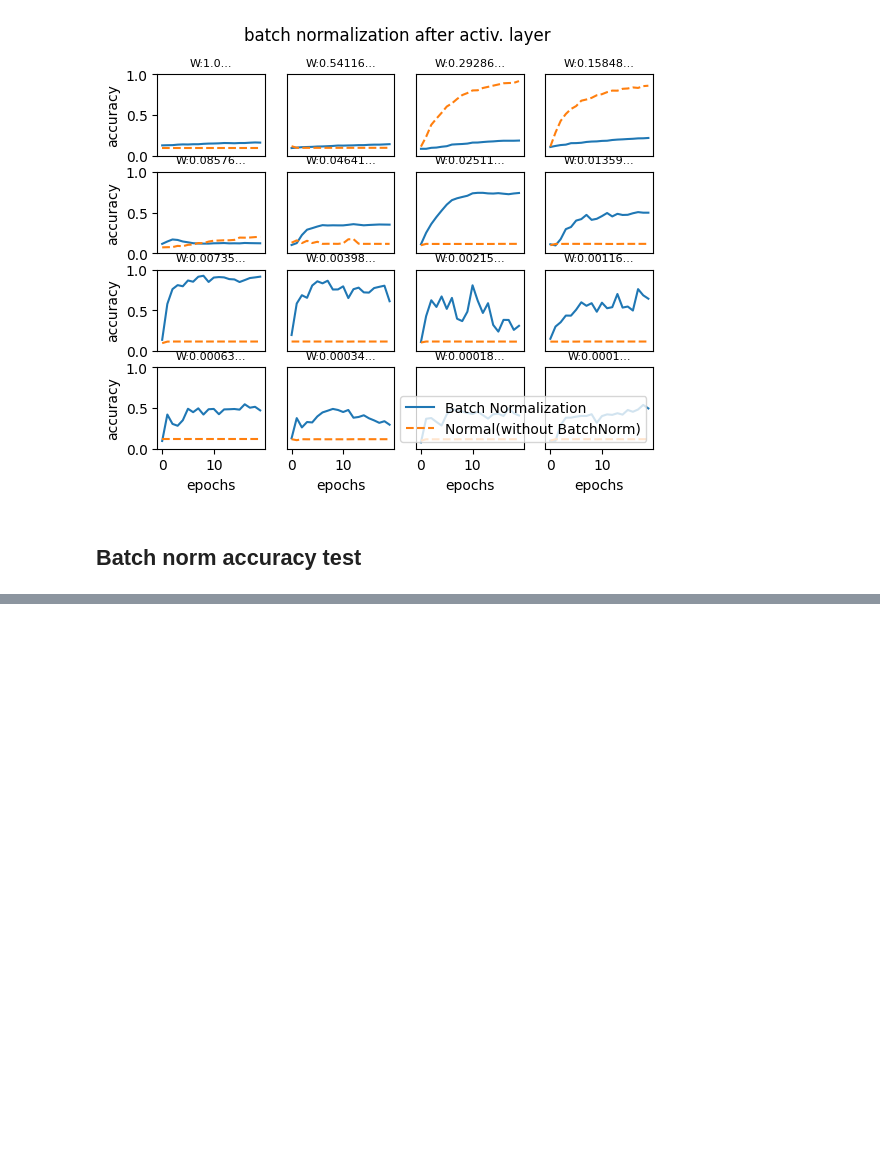
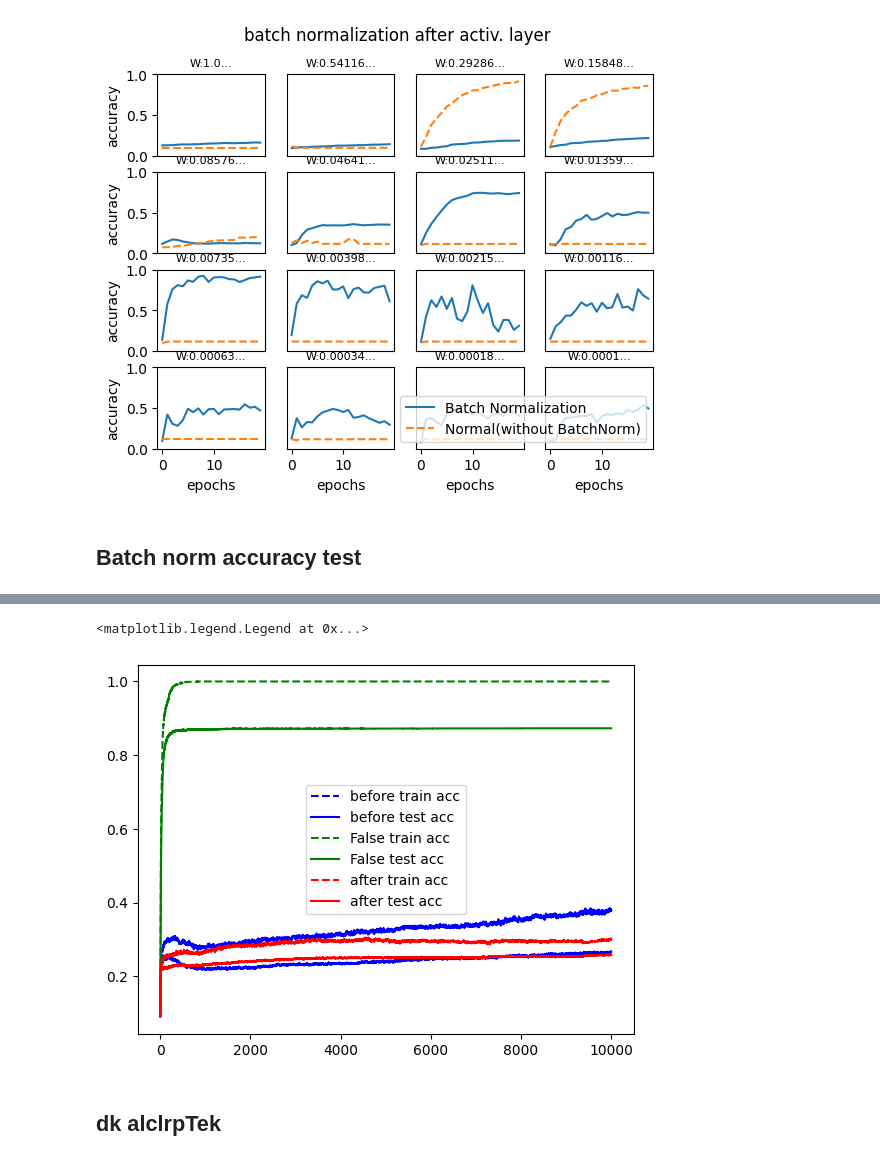
Before and after one commit to Jongbin-kr/DL_from_scratch, a Jupyter notebook: ch6-3_batch_normalization.ipynb, the cells around one changed output, grey strips where cells are left out. Cells and saved outputs as stored; diff of their text form; code cells hidden in the pictures; blank space fills up the shorter version.

Commit message:
Really Complete batch_norm

```diff
--- a/ch6-3_batch_normalization.ipynb
+++ b/ch6-3_batch_normalization.ipynb
@@ -444,12 +444,14 @@ from common.util import smooth_curve
 np.random.seed(42)
 
 (x_train, t_train), (x_test, t_test) = load_mnist(normalize=True, one_hot_label=True)
-
+x_train = x_train[:500]
+t_train = t_train[:500]
 
 epoch = 10
 eval_per_step = 600
 train_size = x_train.shape[0]
-batch_size = 200
+batch_size = 100
 learning_rate = 0.01
+iter_per_epoch = max(train_size / batch_size, 1)
 # %%
 outputs_dict = defaultdict(list)
@@ -534,0 +567,17 @@ False test acc
+# %%
+colors = ['r', 'r', 'g', 'g', 'b','b']
+
+for key, value in outputs_dict.items():
+    if 'acc' in key:
+        if 'train' in key:
+            linestyle = 'dashed'
+        else:
+            linestyle = 'solid'
+        plt.plot(value, linestyle=linestyle, label=key, color=colors.pop())
+
+plt.legend()
+# %% [output]
+<matplotlib.legend.Legend at 0x...>
+[figure, added]
+# %% [markdown]
+## dk alclrpTek
```
Also changed, not shown: parts of 6 cells of this notebook, 6 other files.
